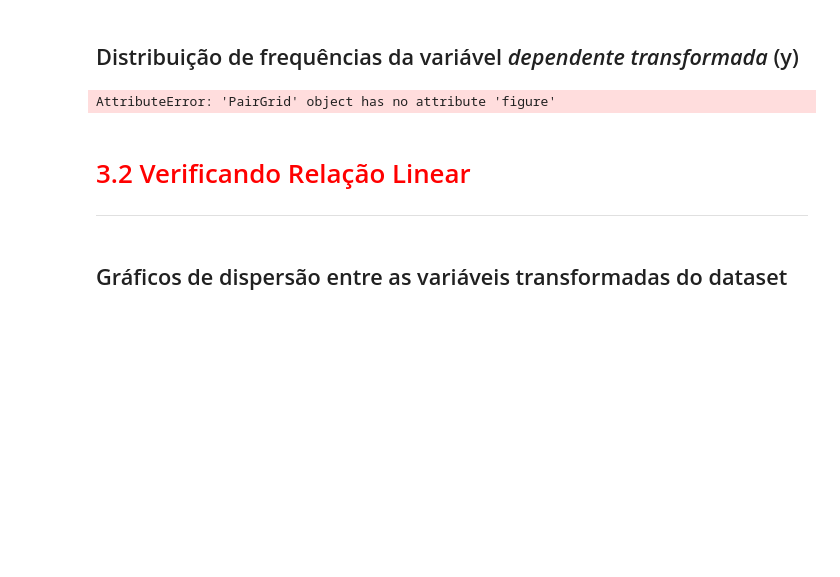
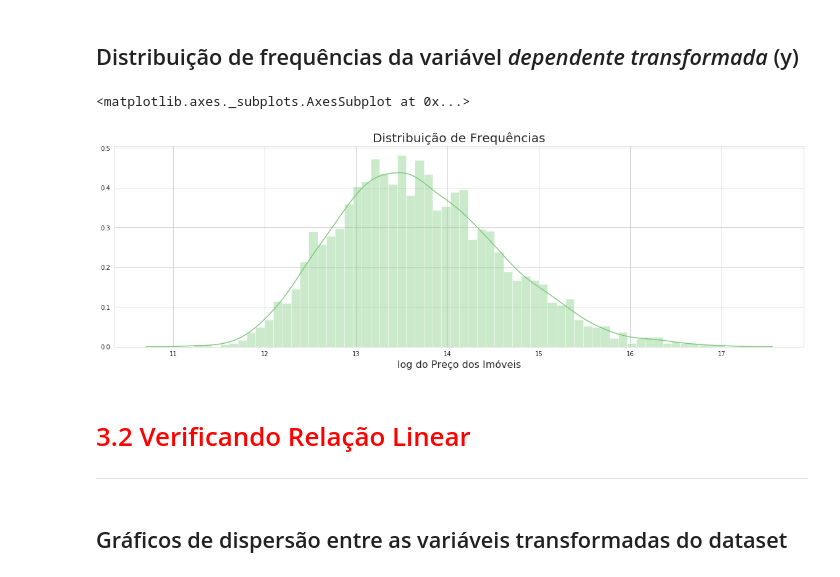
Before and after one commit to gui42/Alura, a Jupyter notebook: Data/5 - Regressão Linear II/Projeto/Regressão Linear.ipynb, the cells around one changed output. Saved outputs shown, nothing was run; the diff lists cells and outputs as text; code cells hidden in the pictures; blank space fills up the shorter version.

```diff
--- a/Data/5 - Regressão Linear II/Projeto/Regressão Linear.ipynb
+++ b/Data/5 - Regressão Linear II/Projeto/Regressão Linear.ipynb
@@ -184,0 +185,5 @@ np.log()
+# %%
+dados['log_Valor'] = np.log(dados['Valor'])
+dados['log_Area'] = np.log(dados['Area'])
+dados['log_Dist_Praia'] = np.log(dados['Dist_Praia']+1)
+dados['log_Dist_Farmacia'] = np.log(dados['Dist_Farmacia']+1)
@@ -185,13 +199,14 @@ np.log()
 # %% [markdown]
 ## Distribuição de frequências da variável *dependente transformada* (y)
 # %%
-
+ax = sns.distplot(dados['log_Valor'], bins=60)
 ax.figure.set_size_inches(20, 6)
 ax.set_title('Distribuição de Frequências', fontsize=20)
 ax.set_xlabel('log do Preço dos Imóveis', fontsize=16)
 ax
 # %% [output]
-AttributeError: 'PairGrid' object has no attribute 'figure'
+<matplotlib.axes._subplots.AxesSubplot at 0x...>
+[figure, added]
 # %% [markdown]
 # <font color='red' style='font-size: 30px;'>3.2 Verificando Relação Linear</font>
 <hr style='border: 2px solid red;'>
```
Also changed, not shown: parts of 37 cells of this notebook.
